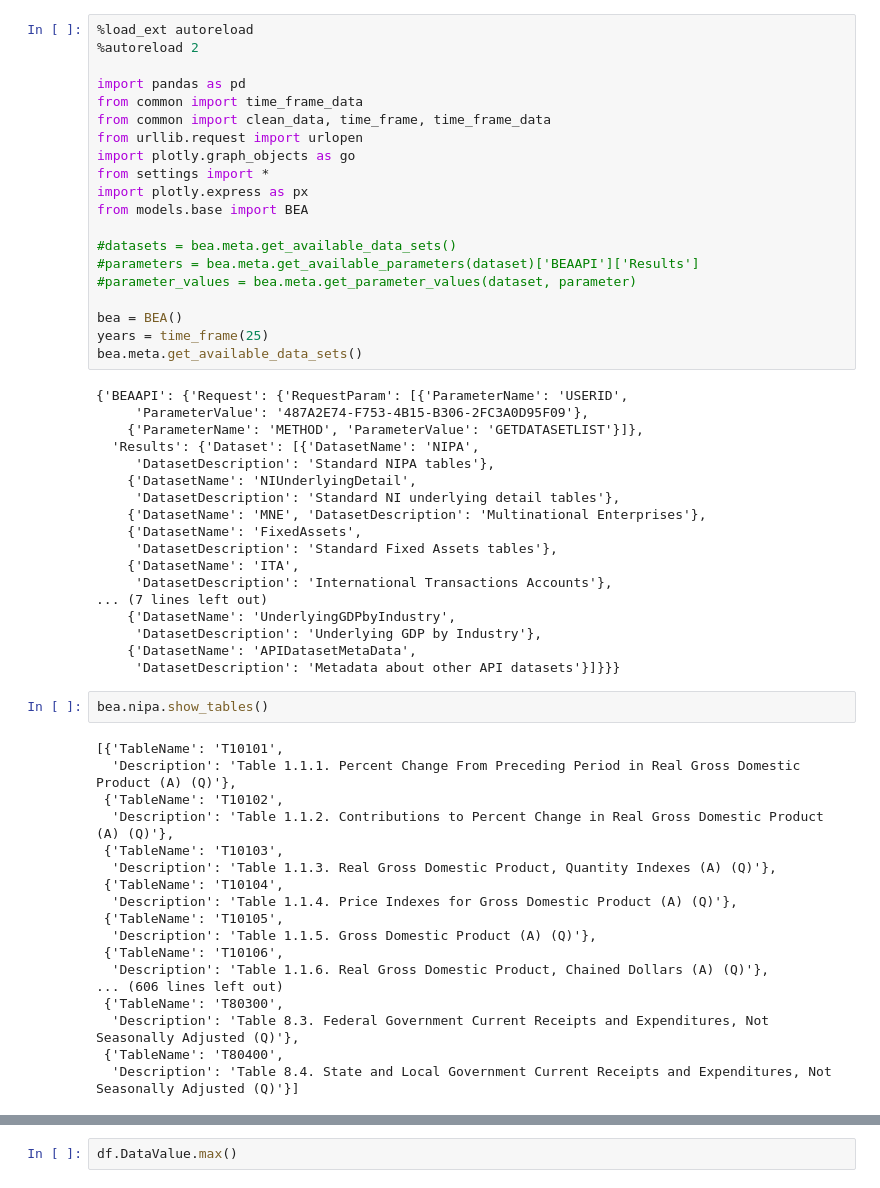
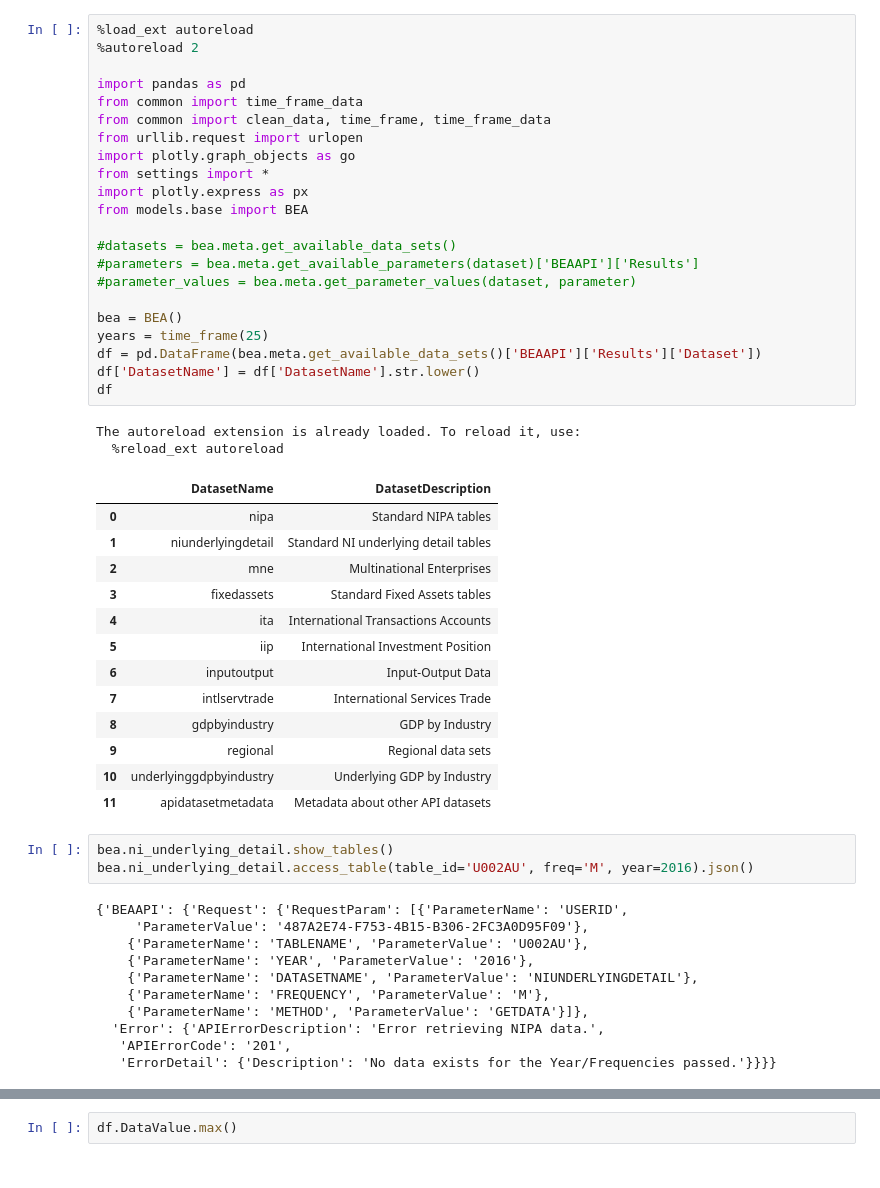
Before and after one commit to noahtech90/BEA---API, a Jupyter notebook: explore.ipynb, the cells around one changed output, grey strips where cells are left out. Drawn from its saved outputs; the diff is of its cells as text.

Commit message:
create pandas df from datasetnames

```diff
--- a/explore.ipynb
+++ b/explore.ipynb
@@ -1,60 +1,54 @@
 # %%
 %load_ext autoreload
 %autoreload 2
 
 import pandas as pd
 from common import time_frame_data
 from common import clean_data, time_frame, time_frame_data
 from urllib.request import urlopen
 import plotly.graph_objects as go
 from settings import *
 import plotly.express as px
 from models.base import BEA
 
 #datasets = bea.meta.get_available_data_sets()
 #parameters = bea.meta.get_available_parameters(dataset)['BEAAPI']['Results']
 #parameter_values = bea.meta.get_parameter_values(dataset, parameter)
 
 bea = BEA()
 years = time_frame(25)
-bea.meta.get_available_data_sets()
+df = pd.DataFrame(bea.meta.get_available_data_sets()['BEAAPI']['Results']['Dataset'])
+df['DatasetName'] = df['DatasetName'].str.lower()
+df
 # %% [output]
-{'BEAAPI': {'Request': {'RequestParam': [{'ParameterName': 'USERID',
-     'ParameterValue': '487A2E74-F753-4B15-B306-2FC3A0D95F09'},
-    {'ParameterName': 'METHOD', 'ParameterValue': 'GETDATASETLIST'}]},
-  'Results': {'Dataset': [{'DatasetName': 'NIPA',
-     'DatasetDescription': 'Standard NIPA tables'},
-    {'DatasetName': 'NIUnderlyingDetail',
-     'DatasetDescription': 'Standard NI underlying detail tables'},
-    {'DatasetName': 'MNE', 'DatasetDescription': 'Multinational Enterprises'},
-    {'DatasetName': 'FixedAssets',
-     'DatasetDescription': 'Standard Fixed Assets tables'},
-    {'DatasetName': 'ITA',
-     'DatasetDescription': 'International Transactions Accounts'},
-... (7 lines left out)
-    {'DatasetName': 'UnderlyingGDPbyIndustry',
-     'DatasetDescription': 'Underlying GDP by Industry'},
-    {'DatasetName': 'APIDatasetMetaData',
-     'DatasetDescription': 'Metadata about other API datasets'}]}}}
+The autoreload extension is already loaded. To reload it, use:
+  %reload_ext autoreload
+|  | DatasetName | DatasetDescription |
+| 0 | nipa | Standard NIPA tables |
+| 1 | niunderlyingdetail | Standard NI underlying detail tables |
+| 2 | mne | Multinational Enterprises |
+| 3 | fixedassets | Standard Fixed Assets tables |
+| 4 | ita | International Transactions Accounts |
+| 5 | iip | International Investment Position |
+| 6 | inputoutput | Input-Output Data |
+| 7 | intlservtrade | International Services Trade |
+| 8 | gdpbyindustry | GDP by Industry |
+| 9 | regional | Regional data sets |
+| 10 | underlyinggdpbyindustry | Underlying GDP by Industry |
+| 11 | apidatasetmetadata | Metadata about other API datasets |
 # %%
-bea.nipa.show_tables()
+bea.ni_underlying_detail.show_tables()
+bea.ni_underlying_detail.access_table(table_id='U002AU', freq='M', year=2016).json()
 # %% [output]
-[{'TableName': 'T10101',
-  'Description': 'Table 1.1.1. Percent Change From Preceding Period in Real Gross Domestic Product (A) (Q)'},
- {'TableName': 'T10102',
-  'Description': 'Table 1.1.2. Contributions to Percent Change in Real Gross Domestic Product (A) (Q)'},
- {'TableName': 'T10103',
-  'Description': 'Table 1.1.3. Real Gross Domestic Product, Quantity Indexes (A) (Q)'},
- {'TableName': 'T10104',
-  'Description': 'Table 1.1.4. Price Indexes for Gross Domestic Product (A) (Q)'},
- {'TableName': 'T10105',
-  'Description': 'Table 1.1.5. Gross Domestic Product (A) (Q)'},
- {'TableName': 'T10106',
-  'Description': 'Table 1.1.6. Real Gross Domestic Product, Chained Dollars (A) (Q)'},
-... (606 lines left out)
- {'TableName': 'T80300',
-  'Description': 'Table 8.3. Federal Government Current Receipts and Expenditures, Not Seasonally Adjusted (Q)'},
- {'TableName': 'T80400',
-  'Description': 'Table 8.4. State and Local Government Current Receipts and Expenditures, Not Seasonally Adjusted (Q)'}]
+{'BEAAPI': {'Request': {'RequestParam': [{'ParameterName': 'USERID',
+     'ParameterValue': '487A2E74-F753-4B15-B306-2FC3A0D95F09'},
+    {'ParameterName': 'TABLENAME', 'ParameterValue': 'U002AU'},
+    {'ParameterName': 'YEAR', 'ParameterValue': '2016'},
+    {'ParameterName': 'DATASETNAME', 'ParameterValue': 'NIUNDERLYINGDETAIL'},
+    {'ParameterName': 'FREQUENCY', 'ParameterValue': 'M'},
+    {'ParameterName': 'METHOD', 'ParameterValue': 'GETDATA'}]},
+  'Error': {'APIErrorDescription': 'Error retrieving NIPA data.',
+   'APIErrorCode': '201',
+   'ErrorDetail': {'Description': 'No data exists for the Year/Frequencies passed.'}}}}
 # %%
 
```
Also changed, not shown: parts of 2 cells of this notebook, 3 other files.
